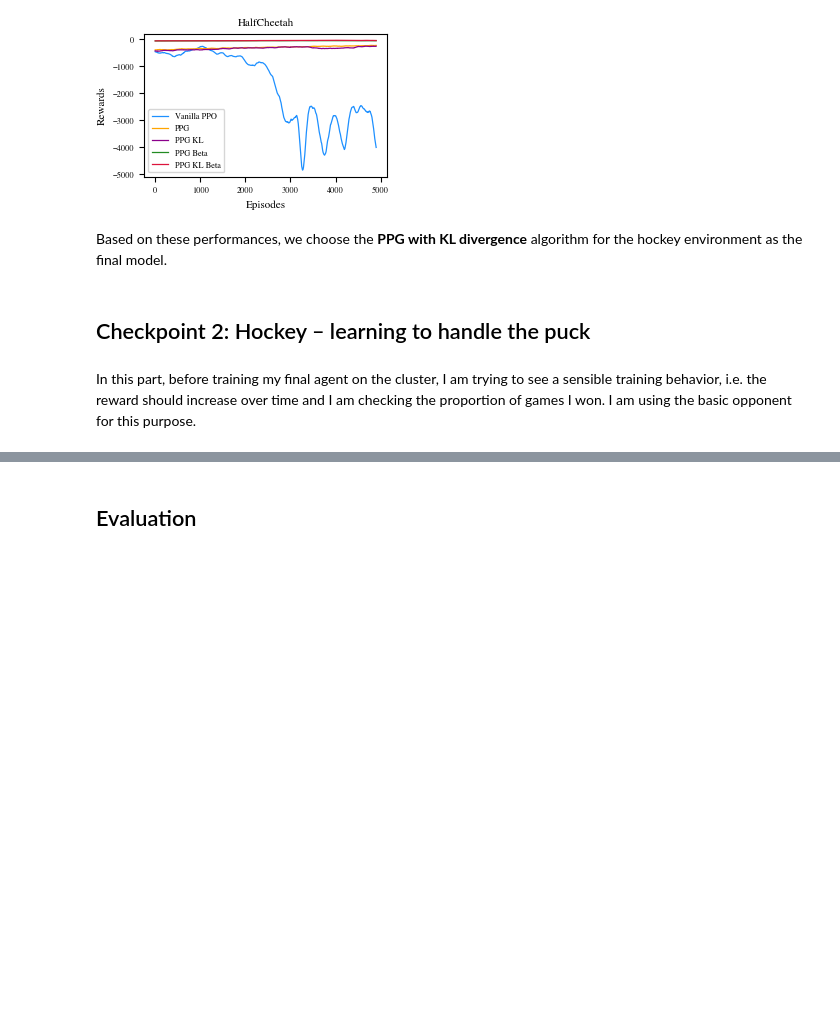
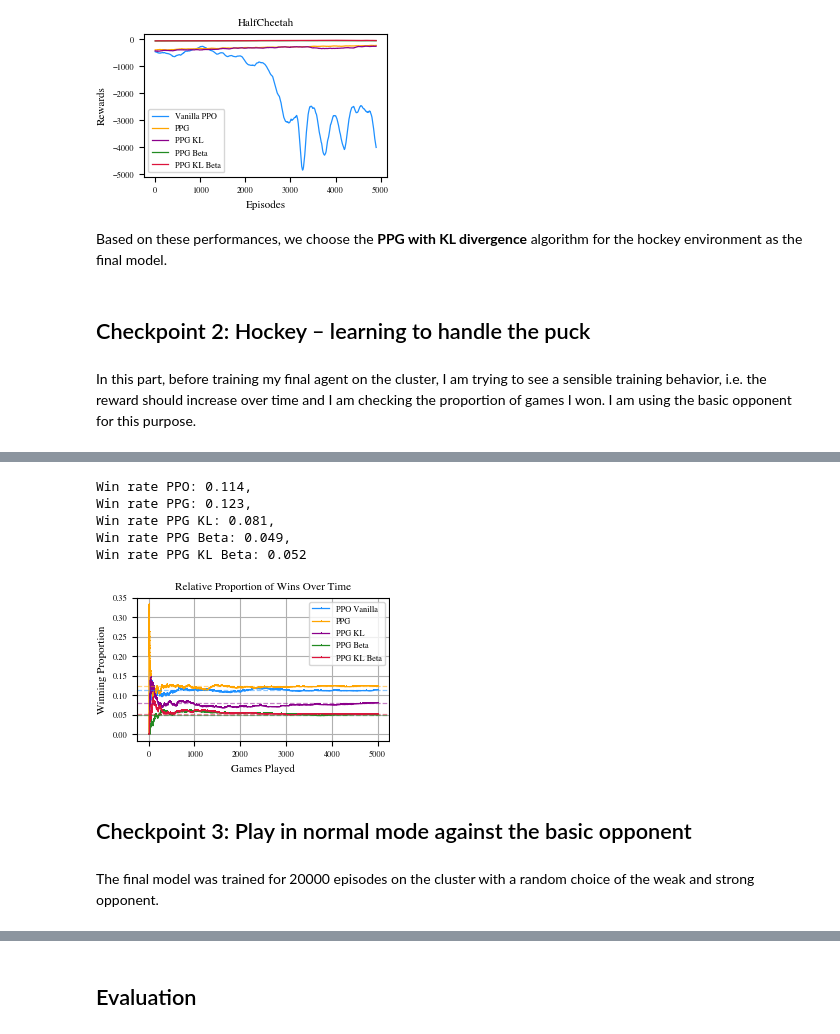
Before and after one commit to kimmizi/PuckAI, a Jupyter notebook: exp/Documentation_RL_Project.ipynb, the cells around one changed output, grey strips where cells are left out. Drawn from its saved outputs; the diff is of its cells as text; code cells hidden in the pictures; blank space fills up the shorter version.

```diff
--- a/exp/Documentation_RL_Project.ipynb
+++ b/exp/Documentation_RL_Project.ipynb
@@ -575,0 +154,7 @@ KeyboardInterrupt:
+# %%
+# Load information about winner
+info_ppo_hockey = np.load("../dat/hockey/info_ppo.npy")
+info_ppg_hockey = np.load("../dat/hockey/info_ppg_gae.npy")
+info_ppg_kl_hockey = np.load("../dat/hockey/info_ppg_kl.npy")
+info_ppg_beta_hockey = np.load("../dat/hockey/info_ppg_beta.npy")
+info_ppg_kl_beta_hockey = np.load("../dat/hockey/info_ppg_kl_beta.npy")
@@ -575,0 +204,68 @@ KeyboardInterrupt:
+# %%
+# Plot win rate for every agent
+# calculate the number of 0,-1, 1 for each episode and divide by the number of episodes
+num_episodes = len(info_ppo_hockey)
+
+num_wins_ppo = np.sum(np.array(info_ppo_hockey) == 1)
+num_wins_ppg_gae = np.sum(np.array(info_ppg_hockey) == 1)
+num_wins_ppg_kl = np.sum(np.array(info_ppg_kl_hockey) == 1)
+num_wins_ppg_beta = np.sum(np.array(info_ppg_beta_hockey) == 1)
+num_wins_ppg_kl_beta = np.sum(np.array(info_ppg_kl_beta_hockey) == 1)
+
+ratio_wins_ppo = round(num_wins_ppo / num_episodes, 3)
+ratio_wins_ppg = round(num_wins_ppg_gae / num_episodes, 3)
+ratio_wins_ppg_kl = round(num_wins_ppg_kl / num_episodes, 3)
+ratio_wins_ppg_beta = round(num_wins_ppg_beta / num_episodes, 3)
+ratio_wins_ppg_kl_beta = round(num_wins_ppg_kl_beta / num_episodes, 3)
+
+print(f"Win rate PPO: {ratio_wins_ppo}, \nWin rate PPG: {ratio_wins_ppg}, \nWin rate PPG KL: {ratio_wins_ppg_kl}, \nWin rate PPG Beta: {ratio_wins_ppg_beta}, \nWin rate PPG KL Beta: {ratio_wins_ppg_kl_beta}")
+
+info_array_ppo = np.array(info_ppo_hockey)
+info_array_ppg = np.array(info_ppg_hockey)
+info_array_ppg_kl = np.array(info_ppg_kl_hockey)
+info_array_ppg_beta = np.array(info_ppg_beta_hockey)
+info_array_ppg_kl_beta = np.array(info_ppg_kl_beta_hockey)
+
+games_played = np.arange(1, len(info_ppo_hockey) + 1)
+
+wins_ppo = np.cumsum(info_array_ppo == 1)
+wins_ppg = np.cumsum(info_array_ppg == 1)
+wins_ppg_kl = np.cumsum(info_array_ppg_kl == 1)
+wins_ppg_beta = np.cumsum(info_array_ppg_beta == 1)
+wins_ppg_kl_beta = np.cumsum(info_array_ppg_kl_beta == 1)
+
+win_ratio_ppo = wins_ppo / games_played
+win_ratio_ppg = wins_ppg / games_played
+win_ratio_ppg_kl = wins_ppg_kl / games_played
+win_ratio_ppg_beta = wins_ppg_beta / games_played
+win_ratio_ppg_kl_beta = wins_ppg_kl_beta / games_played
+
+plt.rcParams.update(bundles.icml2022(column = "full", nrows = 1, ncols = 1, usetex = False))
+fig, ax = plt.subplots(figsize = (3, 2))
+plt.plot(games_played, win_ratio_ppo, marker = ',', linestyle = '-', label = "PPO Vanilla", linewidth = 0.9, color = "dodgerblue")
+plt.plot(games_played, win_ratio_ppg, marker = ',', linestyle = '-', label = "PPG", linewidth = 0.9, color = "orange")
+plt.plot(games_played, win_ratio_ppg_kl, marker = ',', linestyle = '-', label = "PPG KL", linewidth = 0.9, color = "darkmagenta")
+plt.plot(games_played, win_ratio_ppg_beta, marker = ',', linestyle = '-', label = "PPG Beta", linewidth = 0.9, color = "forestgreen")
+plt.plot(games_played, win_ratio_ppg_kl_beta, marker = ',', linestyle = '-', label = "PPG KL Beta", linewidth = 0.9, color = "crimson")
+plt.axhline(y = ratio_wins_ppo, linestyle = '--', linewidth = 0.9, color = "dodgerblue", alpha = 0.5)
+plt.axhline(y = ratio_wins_ppg, linestyle = '--', linewidth = 0.9, color = "orange", alpha = 0.5)
+plt.axhline(y = ratio_wins_ppg_kl, linestyle = '--', linewidth = 0.9, color = "darkmagenta", alpha = 0.5)
+plt.axhline(y = ratio_wins_ppg_beta, linestyle = '--', linewidth = 0.9, color = "forestgreen", alpha = 0.5)
+plt.axhline(y = ratio_wins_ppg_kl_beta, linestyle = '--', linewidth = 0.9, color = "crimson", alpha = 0.5)
+plt.xlabel("Games Played")
+plt.ylabel("Winning Proportion")
+plt.title("Relative Proportion of Wins Over Time")
+plt.legend()
+plt.grid(True)
+plt.show()
+# %% [output]
+Win rate PPO: 0.114,
+Win rate PPG: 0.123,
+Win rate PPG KL: 0.081,
+Win rate PPG Beta: 0.049,
+Win rate PPG KL Beta: 0.052
+[figure, added]
+# %% [markdown]
+## Checkpoint 3: Play in normal mode against the basic opponent
+# %% [markdown]
+The final model was trained for 20000 episodes on the cluster with a random choice of the weak and strong opponent.
```
Also changed, not shown: parts of 50 cells of this notebook, 31 other files.
